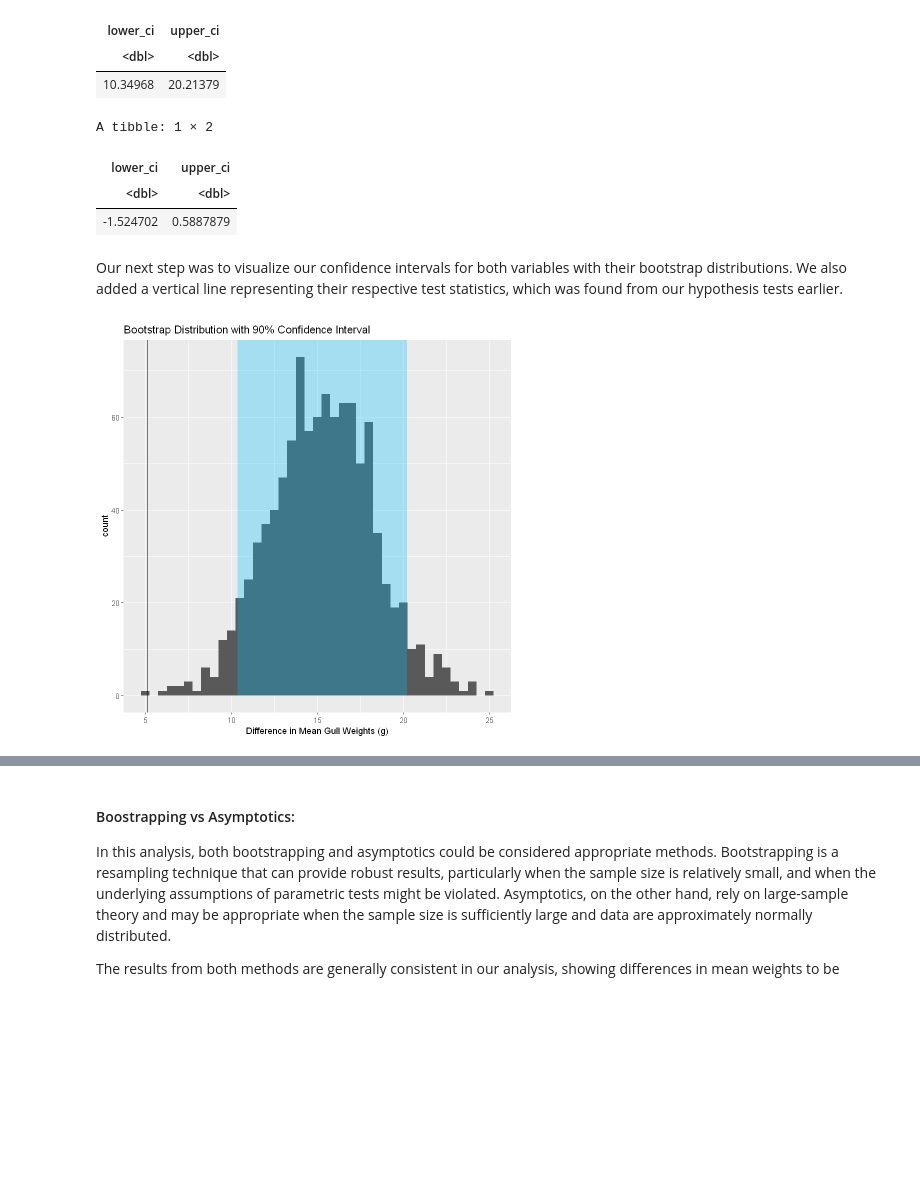
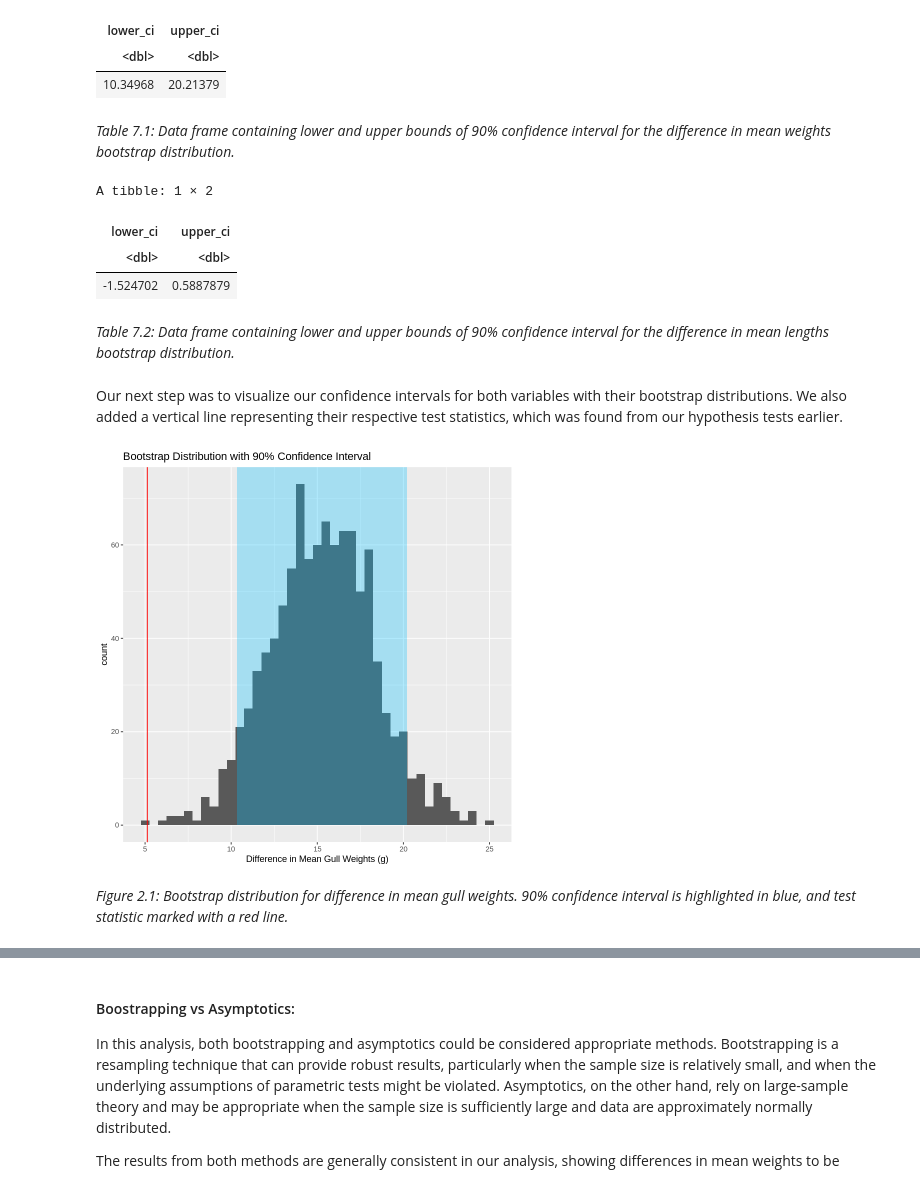
Before and after one commit to maggie63/stat-201-group-4, a Jupyter notebook: project_report.ipynb, the cells around one changed output, grey strips where cells are left out. Saved outputs shown, nothing was run; the diff lists cells and outputs as text; code cells hidden in the pictures; blank space fills up the shorter version.

Commit message:
added figure and table labels

```diff
--- a/project_report.ipynb
+++ b/project_report.ipynb
@@ -311,6 +320,8 @@ A tibble: 1 × 2
 | lower_ci | upper_ci |
 | <dbl> | <dbl> |
 | 10.34968 | 20.21379 |
+# %% [markdown]
+*Table 7.1: Data frame containing lower and upper bounds of 90% confidence interval for the difference in mean weights bootstrap distribution.*
 # %%
 diff_in_mean_lengths_ci <- diff_in_mean_lengths_bootstrap_dist |> get_ci(level = 0.9, type = "percentile")
 diff_in_mean_lengths_ci
@@ -319,21 +330,25 @@ A tibble: 1 × 2
 | lower_ci | upper_ci |
 | <dbl> | <dbl> |
 | -1.524702 | 0.5887879 |
+# %% [markdown]
+*Table 7.2: Data frame containing lower and upper bounds of 90% confidence interval for the difference in mean lengths bootstrap distribution.*
 # %% [markdown]
 Our next step was to visualize our confidence intervals for both variables with their bootstrap distributions. We also added a vertical line representing their respective test statistics, which was found from our hypothesis tests earlier.
 # %%
 diff_in_mean_weights_ci_plot <- diff_in_mean_weights_bootstrap_dist |>
     ggplot(aes(x = stat)) +
     geom_histogram(binwidth = 0.5) +
-    geom_vline(xintercept = weight_test$statistic[1]) +
+    geom_vline(xintercept = weight_test$statistic[1], colour = "red") +
     annotate("rect", xmin = diff_in_mean_weights_ci$lower_ci, xmax = diff_in_mean_weights_ci$upper_ci, ymin = 0, ymax = Inf,
              fill = "deepskyblue",
              alpha = 0.3) +
     labs(title = "Bootstrap Distribution with 90% Confidence Interval",
          x = "Difference in Mean Gull Weights (g)")
 diff_in_mean_weights_ci_plot
 # %% [output]
-[figure, old version]
+[figure, new version]
+# %% [markdown]
+*Figure 2.1: Bootstrap distribution for difference in mean gull weights. 90% confidence interval is highlighted in blue, and test statistic marked with a red line.*
 # %%
 diff_in_means_ci_plot <- diff_in_mean_lengths_bootstrap_dist |>
     ggplot(aes(x = stat)) +
```
Also changed, not shown: parts of 19 cells of this notebook.
